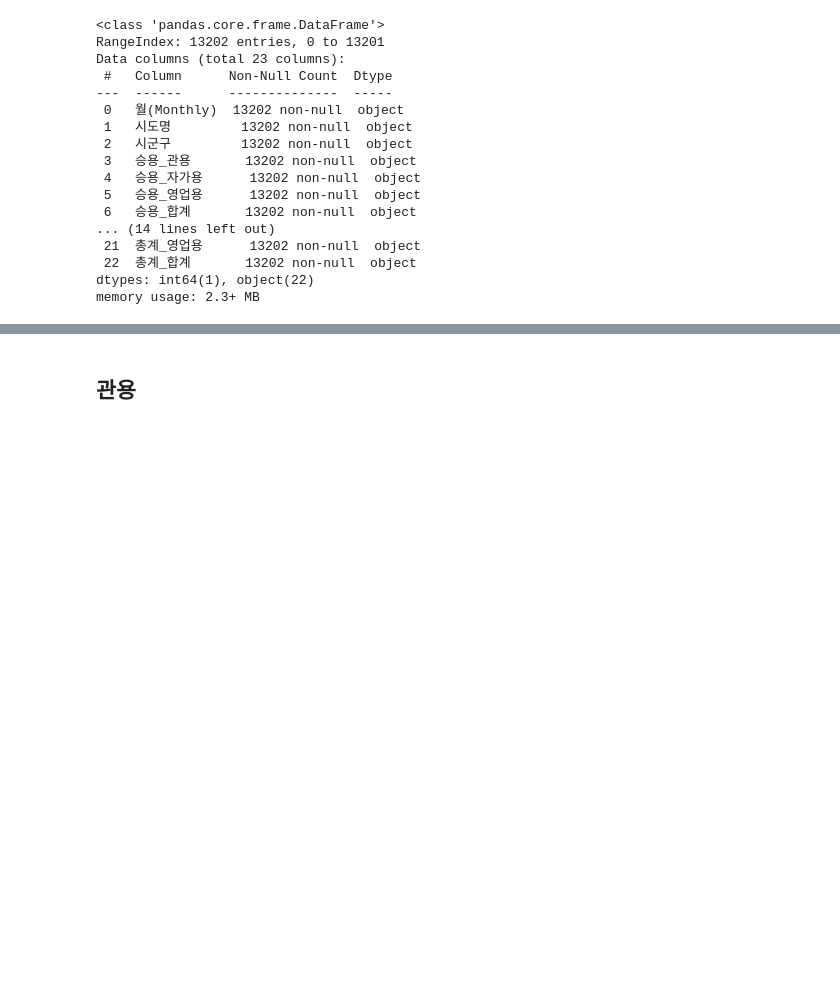
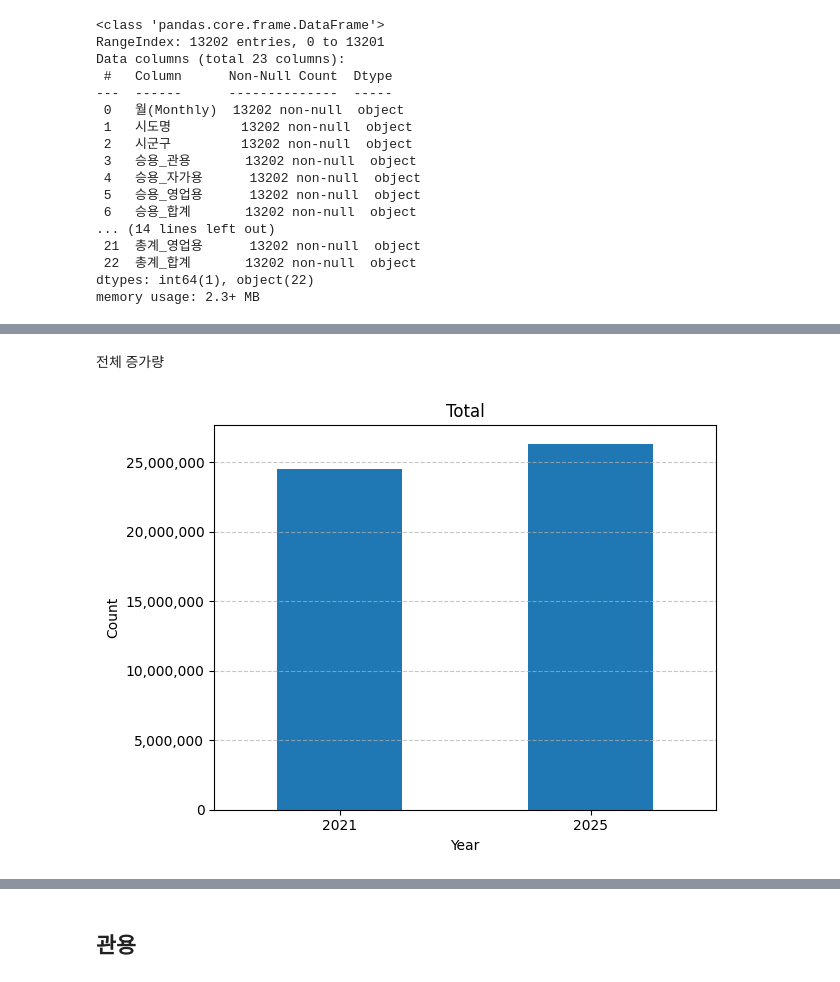
Before and after one commit to pcw11/datajo, a Jupyter notebook: 데이터조.ipynb, the cells around one changed output, grey strips where cells are left out. Cells and saved outputs as stored; diff of their text form; code cells hidden in the pictures; blank space fills up the shorter version.

```diff
--- a/데이터조.ipynb
+++ b/데이터조.ipynb
@@ -442,0 +449,31 @@ memory usage: 2.3+ MB
+# %%
+# 쉼표 제거 및 결측치 처리 후 정수형으로 변환
+for col in ['총계_합계', '승용_합계', '승합_합계', '화물_합계', '특수_합계']:
+    df1[col] = df1[col].replace(',', '', regex=True).fillna(0).astype(int)
+
+# 2021년 4월과 2025년 4월 데이터 필터링
+df_2021 = df1[df1['월(Monthly)'] == '21-Apr']
+df_2025 = df1[df1['월(Monthly)'] == '25-Apr']
+
+# 각 항목별 합계 계산
+summary_data = {}
+for name, col in {
+    '승용': '승용_합계',
+    '승합': '승합_합계',
+    '화물': '화물_합계',
+    '특수': '특수_합계',
+    '총계': '총계_합계',
+}.items():
+    val_2021 = df_2021[col].sum()
+    val_2025 = df_2025[col].sum()
+    increase = val_2025 - val_2021
+    rate = round((increase / val_2021) * 100, 2)
+    summary_data[name] = [val_2021, val_2025, increase, rate]
+
+total_summary = pd.DataFrame.from_dict(
+    summary_data,
+    orient='index',
+    columns=['2021', '2025', '증감량', '증가율(%)']
+)
+
+total_summary
@@ -442,0 +487,14 @@ memory usage: 2.3+ MB
+# %% [markdown]
+전체 증가량
+# %%
+total_summary.loc[['총계'], ['2021', '2025']].T.plot(kind='bar', legend=False)
+plt.title('Total')
+plt.xlabel('Year')
+plt.ylabel('Count')
+plt.xticks(rotation=0)
+plt.grid(axis='y', linestyle='--', alpha=0.7)
+plt.gca().yaxis.set_major_formatter(ticker.FuncFormatter(lambda x, _: f'{int(x):,}'))
+plt.tight_layout()
+plt.show()
+# %% [output]
+[figure, added]
```
Also changed, not shown: parts of 19 cells of this notebook.
